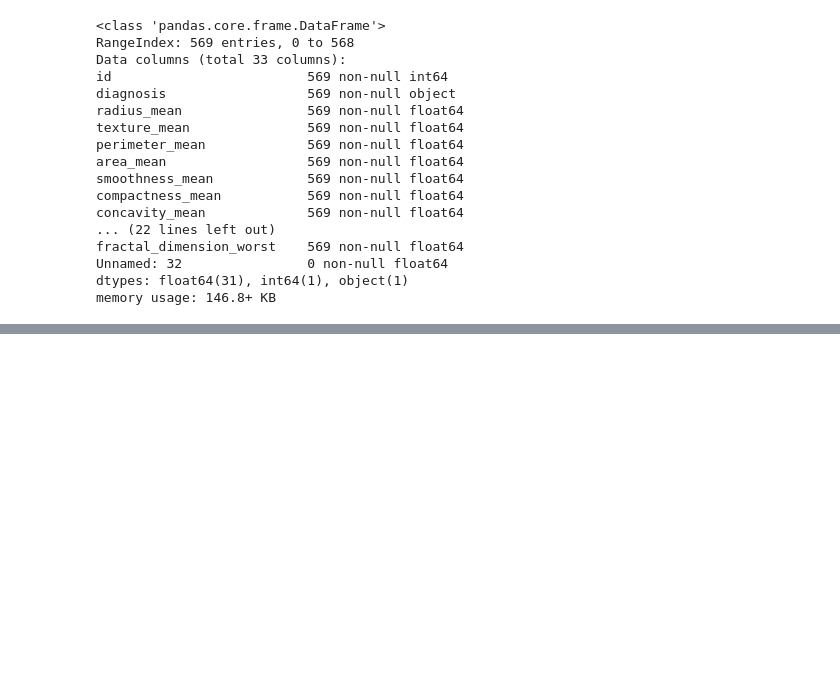
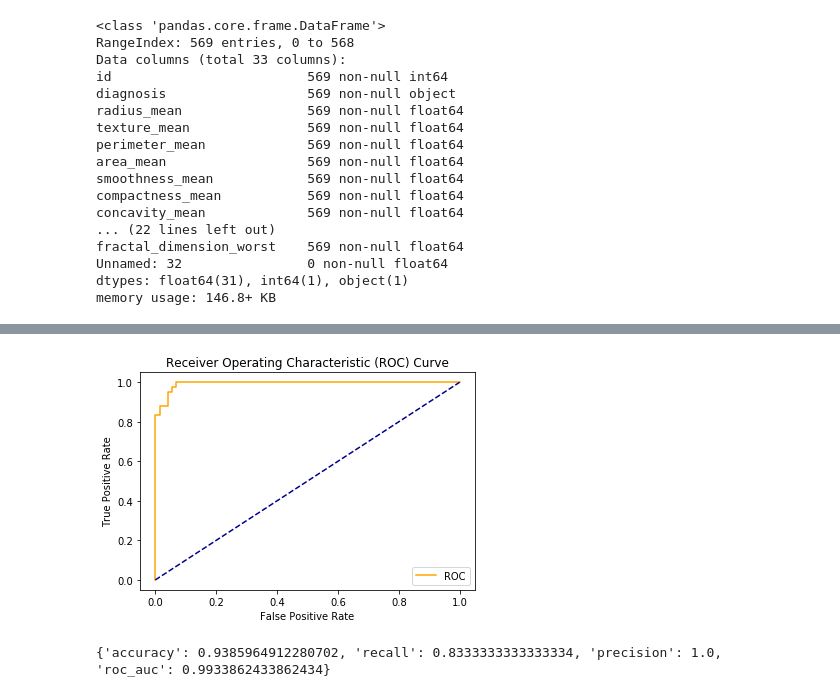
Before and after one commit to albertobagnacani/BreastCancerPrediction, a Jupyter notebook: src/notebook.ipynb, the cells around one changed output, grey strips where cells are left out. Cells and saved outputs as stored; diff of their text form; code cells hidden in the pictures; blank space fills up the shorter version.

```diff
--- a/src/notebook.ipynb
+++ b/src/notebook.ipynb
@@ -470,0 +305,23 @@ plot_confusion_matrices(cms)
+# %%
+# 3.5) Naive Bayes
+from sklearn.naive_bayes import GaussianNB
+model_name = "Naive_Bayes"
+model = GaussianNB()
+model.fit(X_train, y_train)
+y_pred = model.predict(X_test)
+predictions[model_name] = y_pred
+
+auc_s, probs = roc_auc_for_model(model, X_test, y_test)
+fpr, tpr, thresholds = roc_curve(y_test, probs)
+plot_roc_curve(model_name, fpr, tpr)
+
+metrics[model_name] = {}
+metrics[model_name]["accuracy"] = model.score(X_test, y_test)
+metrics[model_name]["recall"] = recall_score(y_test, y_pred)
+metrics[model_name]["precision"] = precision_score(y_test, y_pred)
+metrics[model_name]["roc_auc"] = auc_s
+
+print(metrics[model_name])
+# %% [output]
+[figure, added]
+{'accuracy': 0.9385964912280702, 'recall': 0.8333333333333334, 'precision': 1.0, 'roc_auc': 0.9933862433862434}
```
Also changed, not shown: parts of 51 cells of this notebook, 10 other files.
